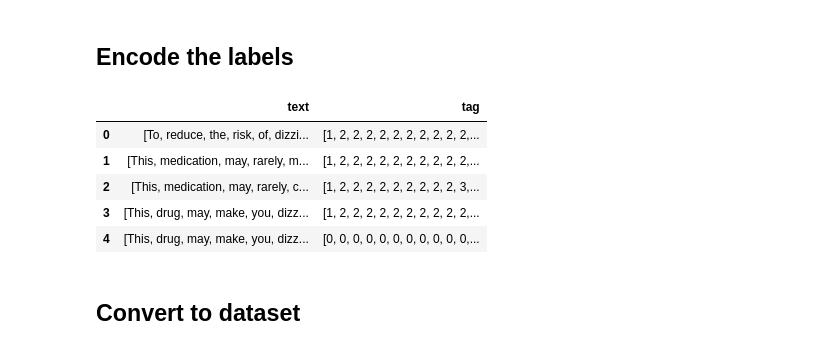
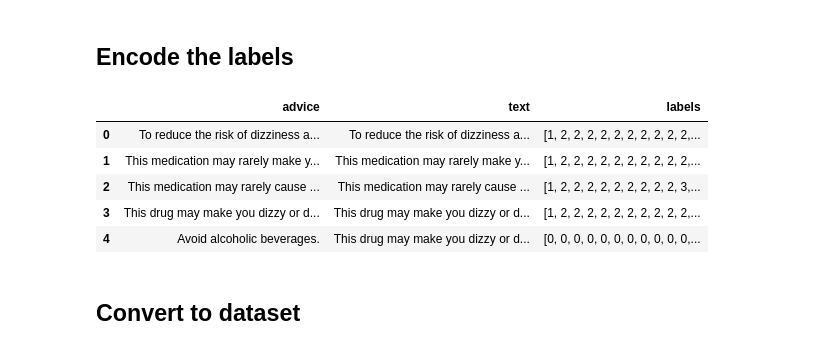
Before and after one commit to Mattcalcaterra/630_final, a Jupyter notebook: informationExtraction.ipynb, the cells around one changed output. Drawn from its saved outputs; the diff is of its cells as text; code cells hidden in the pictures.

```diff
--- a/informationExtraction.ipynb
+++ b/informationExtraction.ipynb
@@ -158,2 +162,6 @@ def tag_iob(line, advice):
+# %%
+def encode_tags(tags):
+    mapping = {"O": 0, "B": 1, "I": 2, "E": 3}
+    return [mapping[tag] for tag in tags]
 # %%
 tagged_df = merged_df.copy()
@@ -215,18 +188,16 @@ data.head()
 # %% [markdown]
 ## Encode the labels
-# %%
-# encode tags
-mapping = {"O": 0, "B": 1, "I": 2, "E": 3}
-
-data["tag"] = data["tag"].apply(lambda x: [mapping[i] for i in x])
-data.head()
-# %% [output]
-|  | text | tag |
-| 0 | [To, reduce, the, risk, of, dizzi... | [1, 2, 2, 2, 2, 2, 2, 2, 2, 2, 2,... |
-| 1 | [This, medication, may, rarely, m... | [1, 2, 2, 2, 2, 2, 2, 2, 2, 2, 2,... |
-| 2 | [This, medication, may, rarely, c... | [1, 2, 2, 2, 2, 2, 2, 2, 2, 2, 3,... |
-| 3 | [This, drug, may, make, you, dizz... | [1, 2, 2, 2, 2, 2, 2, 2, 2, 2, 2,... |
-| 4 | [This, drug, may, make, you, dizz... | [0, 0, 0, 0, 0, 0, 0, 0, 0, 0, 0,... |
+# %%
+# encode tags
+tagged_df["labels"] = tagged_df["labels"].apply(lambda x: encode_tags(x))
+tagged_df.head()
+# %% [output]
+|  | advice | text | labels |
+| 0 | To reduce the risk of dizziness a... | To reduce the risk of dizziness a... | [1, 2, 2, 2, 2, 2, 2, 2, 2, 2, 2,... |
+| 1 | This medication may rarely make y... | This medication may rarely make y... | [1, 2, 2, 2, 2, 2, 2, 2, 2, 2, 2,... |
+| 2 | This medication may rarely cause ... | This medication may rarely cause ... | [1, 2, 2, 2, 2, 2, 2, 2, 2, 2, 3,... |
+| 3 | This drug may make you dizzy or d... | This drug may make you dizzy or d... | [1, 2, 2, 2, 2, 2, 2, 2, 2, 2, 2,... |
+| 4 | Avoid alcoholic beverages. | This drug may make you dizzy or d... | [0, 0, 0, 0, 0, 0, 0, 0, 0, 0, 0,... |
 # %% [markdown]
 ## Convert to dataset
 # %% [markdown]
```
Also changed, not shown: parts of 35 cells of this notebook, 1 other file.
